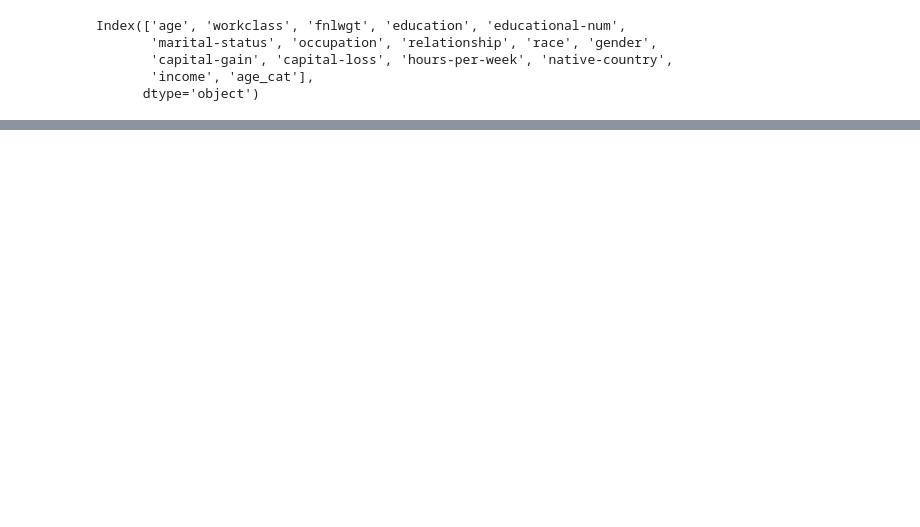
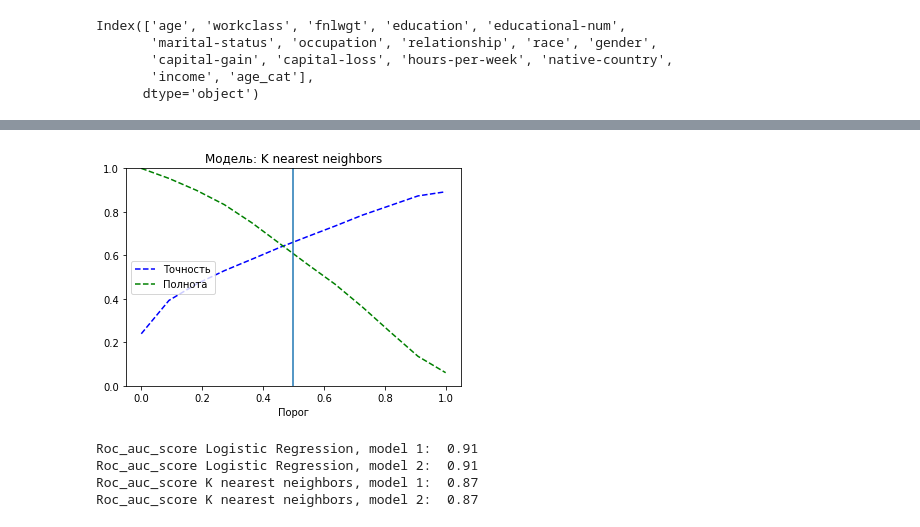
Before and after one commit to SergeyYVP/Machine_learning, a Jupyter notebook: 5. homework.ipynb, the cells around one changed output, grey strips where cells are left out. Drawn from its saved outputs; the diff is of its cells as text; code cells hidden in the pictures; blank space fills up the shorter version.

```diff
--- a/5. homework.ipynb
+++ b/5. homework.ipynb
@@ -377,0 +429,10 @@ f1_score(y_test_m, y_pred_m)*m + f1_score(y_test_f, y_pred_f)*f
+# %%
+# сравним производительность первых двух по результативности моделей, полученных с помощью
+# перекрестной проверки.
+model_knn = grid_search_knn.best_estimator_
+model_knn_2 = grid_search_knn.best_estimator_.set_params(**results_df_knn['model_params'][17])
+# %%
+y_pred_knn = model_knn.predict(X_test)
+y_pred_knn_2 = model_knn_2.predict(X_test)
+y_prob_knn = model_knn.predict_proba(X_test)[:, 1]
+y_prob_knn_2 = model_knn_2.predict_proba(X_test)[:, 1]
@@ -377,0 +483,4 @@ f1_score(y_test_m, y_pred_m)*m + f1_score(y_test_f, y_pred_f)*f
+# %%
+plot_precision_recall_vs_threshold(precisions_knn, recalls_knn, thresholds_knn, 'K nearest neighbors')
+# %% [output]
+[figure, added]
@@ -377,0 +489,14 @@ f1_score(y_test_m, y_pred_m)*m + f1_score(y_test_f, y_pred_f)*f
+# %%
+roc_auc_lr = np.round(roc_auc_score(y_test, y_prob_lr), 2)
+roc_auc_knn = np.round(roc_auc_score(y_test, y_prob_knn), 2)
+roc_auc_lr_2 = np.round(roc_auc_score(y_test, y_prob_lr_2), 2)
+roc_auc_knn_2 = np.round(roc_auc_score(y_test, y_prob_knn_2), 2)
+print("Roc_auc_score Logistic Regression, model 1: ", roc_auc_lr)
+print("Roc_auc_score Logistic Regression, model 2: ", roc_auc_lr_2)
+print("Roc_auc_score K nearest neighbors, model 1: ", roc_auc_knn)
+print("Roc_auc_score K nearest neighbors, model 2: ", roc_auc_knn_2)
+# %% [output]
+Roc_auc_score Logistic Regression, model 1:  0.91
+Roc_auc_score Logistic Regression, model 2:  0.91
+Roc_auc_score K nearest neighbors, model 1:  0.87
+Roc_auc_score K nearest neighbors, model 2:  0.87
```
Also changed, not shown: parts of 122 cells of this notebook.
